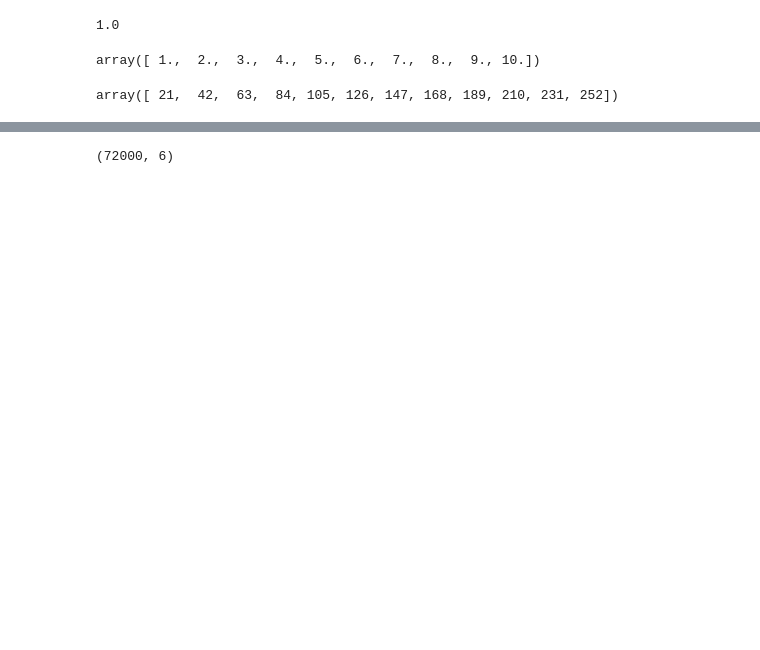
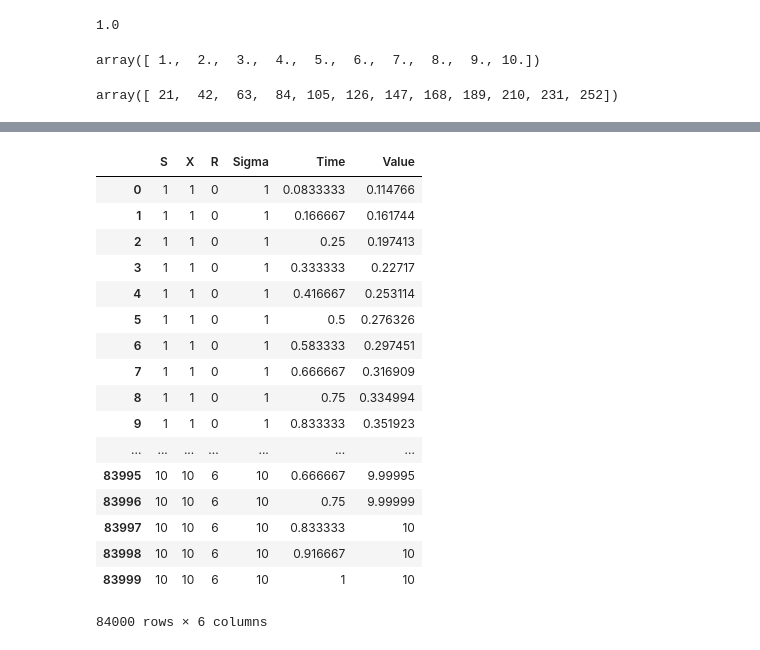
Before and after one commit to dpnolan/learningBlackScholes, a Jupyter notebook: BS.ipynb, the cells around one changed output, grey strips where cells are left out. Saved outputs shown, nothing was run; the diff lists cells and outputs as text; code cells hidden in the pictures; blank space fills up the shorter version.

```diff
--- a/BS.ipynb
+++ b/BS.ipynb
@@ -98,4 +137,4 @@ NUMBER_OPTIONS
 # %%
 optionValue=np.zeros(NUMBER_OPTIONS)
 # %%
-optionDF=pd.DataFrame(index=np.arange(0,NUMBER_OPTIONS,1),columns=["S","X","R","Sigma","Time","Value"])
+optionDF2=pd.DataFrame(index=np.arange(0,NUMBER_OPTIONS,1),columns=["S","X","R","Sigma","Time","Value"])
@@ -102,4 +206,21 @@ optionDF=pd.DataFrame(index=np.arange(0,NUMBER_OPTIONS,1),columns=["S","X","R","
 # %%
-optionDF.shape
+optionDF
 # %% [output]
+|  | S | X | R | Sigma | Time | Value |
+| 0 | 1 | 1 | 0 | 1 | 0.0833333 | 0.114766 |
+| 1 | 1 | 1 | 0 | 1 | 0.166667 | 0.161744 |
+| 2 | 1 | 1 | 0 | 1 | 0.25 | 0.197413 |
+| 3 | 1 | 1 | 0 | 1 | 0.333333 | 0.22717 |
+| 4 | 1 | 1 | 0 | 1 | 0.416667 | 0.253114 |
+| 5 | 1 | 1 | 0 | 1 | 0.5 | 0.276326 |
+| 6 | 1 | 1 | 0 | 1 | 0.583333 | 0.297451 |
+| 7 | 1 | 1 | 0 | 1 | 0.666667 | 0.316909 |
+| 8 | 1 | 1 | 0 | 1 | 0.75 | 0.334994 |
+| 9 | 1 | 1 | 0 | 1 | 0.833333 | 0.351923 |
+| ... | ... | ... | ... | ... | ... | ... |
+| 83995 | 10 | 10 | 6 | 10 | 0.666667 | 9.99995 |
+| 83996 | 10 | 10 | 6 | 10 | 0.75 | 9.99999 |
+| 83997 | 10 | 10 | 6 | 10 | 0.833333 | 10 |
+| 83998 | 10 | 10 | 6 | 10 | 0.916667 | 10 |
+| 83999 | 10 | 10 | 6 | 10 | 1 | 10 |
-(72000, 6)
+84000 rows × 6 columns
```
Also changed, not shown: parts of 28 cells of this notebook.
